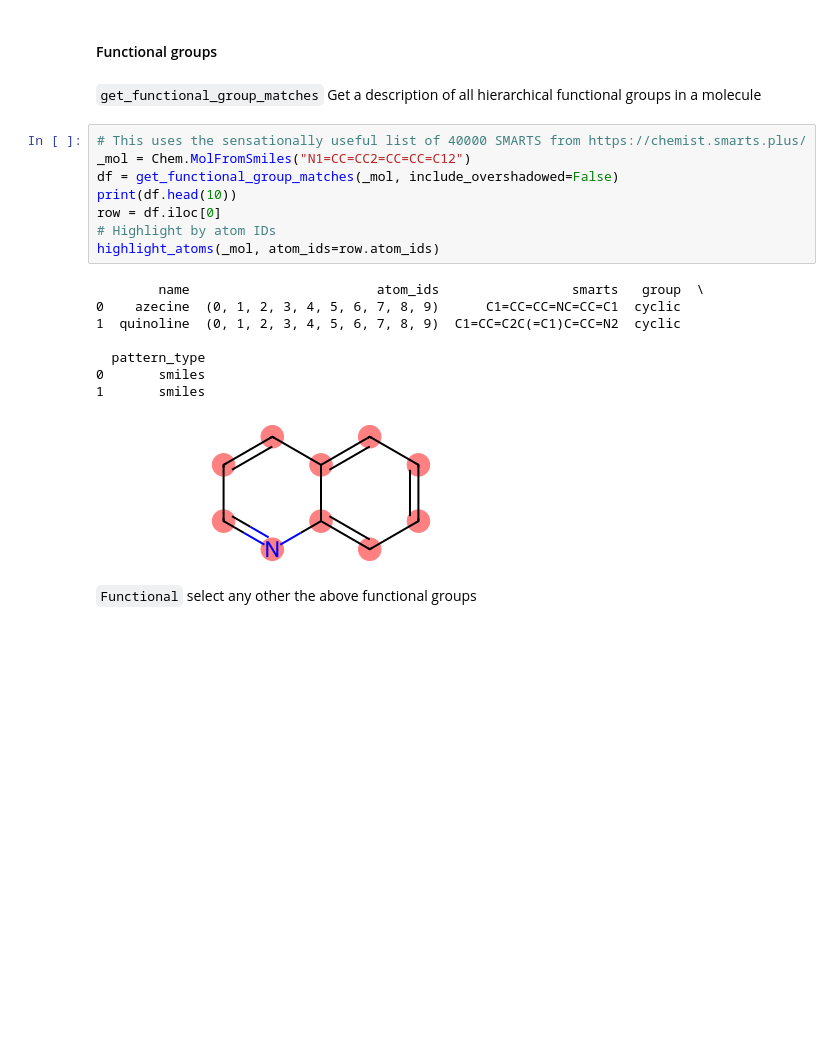
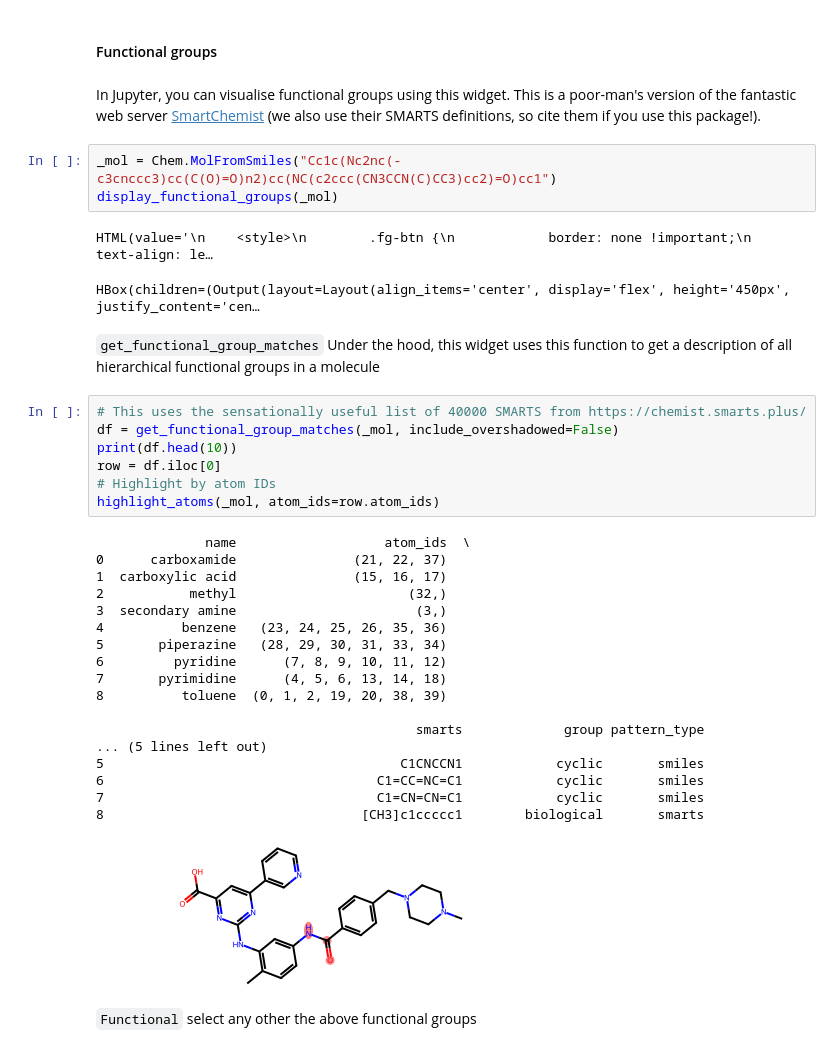
Before and after one commit to finlayiainmaclean/rdsl, a Jupyter notebook: examples.ipynb, the cells around one changed output. Saved outputs shown, nothing was run; the diff lists cells and outputs as text; blank space fills up the shorter version.

```diff
--- a/examples.ipynb
+++ b/examples.ipynb
@@ -381,25 +385,42 @@ _mol
 [figure]
 # %% [markdown]
 #### Functional groups
+# %% [markdown]
+In Jupyter, you can visualise functional groups using this widget. This is a poor-man's version of the fantastic web server [SmartChemist](https://chemist.smarts.plus/) (we also use their SMARTS definitions, so cite them if you use this package!).
+# %%
+_mol = Chem.MolFromSmiles("Cc1c(Nc2nc(-c3cnccc3)cc(C(O)=O)n2)cc(NC(c2ccc(CN3CCN(C)CC3)cc2)=O)cc1")
+display_functional_groups(_mol)
+# %% [output]
+HTML(value='\n    <style>\n        .fg-btn {\n            border: none !important;\n            text-align: le…
+HBox(children=(Output(layout=Layout(align_items='center', display='flex', height='450px', justify_content='cen…
 # %% [markdown]
-`get_functional_group_matches` Get a description of all hierarchical functional groups in a molecule
+`get_functional_group_matches` Under the hood, this widget uses this function to get a description of all hierarchical functional groups in a molecule
 # %%
 # This uses the sensationally useful list of 40000 SMARTS from https://chemist.smarts.plus/
-_mol = Chem.MolFromSmiles("N1=CC=CC2=CC=CC=C12")
 df = get_functional_group_matches(_mol, include_overshadowed=False)
 print(df.head(10))
 row = df.iloc[0]
 # Highlight by atom IDs
 highlight_atoms(_mol, atom_ids=row.atom_ids)
 # %% [output]
-        name                        atom_ids                 smarts   group  \
-0    azecine  (0, 1, 2, 3, 4, 5, 6, 7, 8, 9)      C1=CC=CC=NC=CC=C1  cyclic
-1  quinoline  (0, 1, 2, 3, 4, 5, 6, 7, 8, 9)  C1=CC=C2C(=C1)C=CC=N2  cyclic
+              name                   atom_ids  \
+0      carboxamide               (21, 22, 37)
+1  carboxylic acid               (15, 16, 17)
+2           methyl                      (32,)
+3  secondary amine                       (3,)
+4          benzene   (23, 24, 25, 26, 35, 36)
+5       piperazine   (28, 29, 30, 31, 33, 34)
+6         pyridine      (7, 8, 9, 10, 11, 12)
+7       pyrimidine      (4, 5, 6, 13, 14, 18)
+8          toluene  (0, 1, 2, 19, 20, 38, 39)
 
-  pattern_type
-0       smiles
-1       smiles
+                                         smarts             group pattern_type
+... (5 lines left out)
+5                                      C1CNCCN1            cyclic       smiles
+6                                   C1=CC=NC=C1            cyclic       smiles
+7                                   C1=CN=CN=C1            cyclic       smiles
+8                                 [CH3]c1ccccc1        biological       smarts
-[figure, old version]
+[figure, new version]
 # %% [markdown]
 `Functional` select any other the above functional groups
 # %%
```
Also changed, not shown: parts of 1 cell of this notebook, 2 other files.
